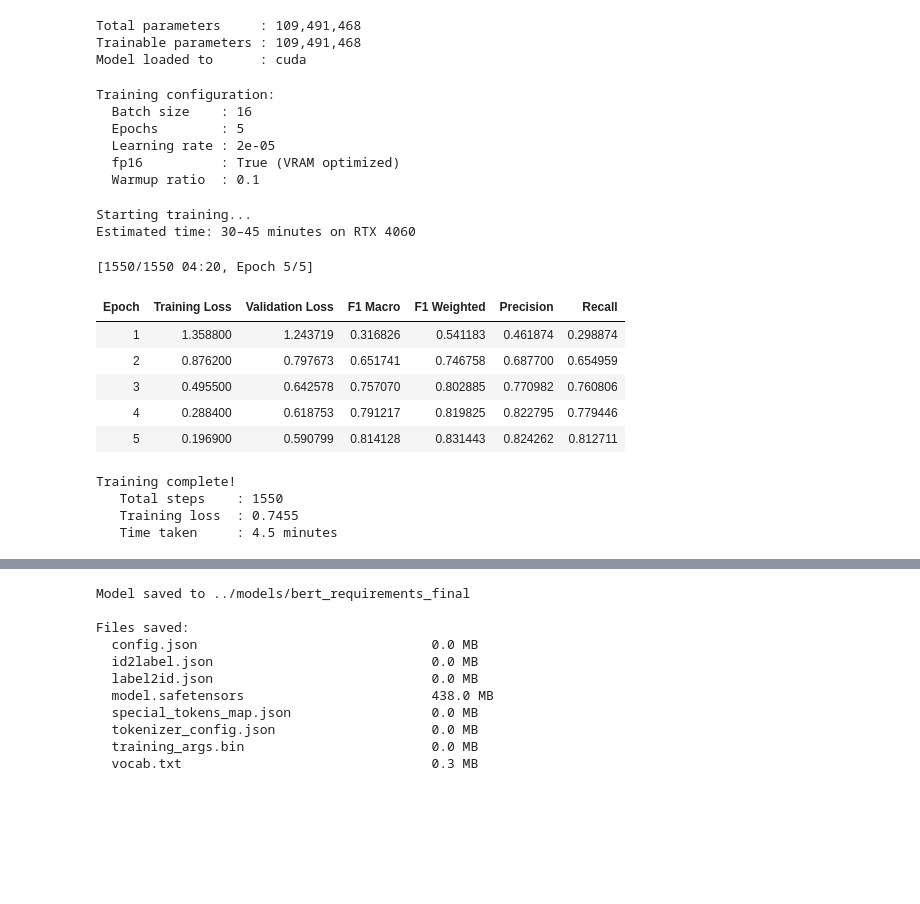
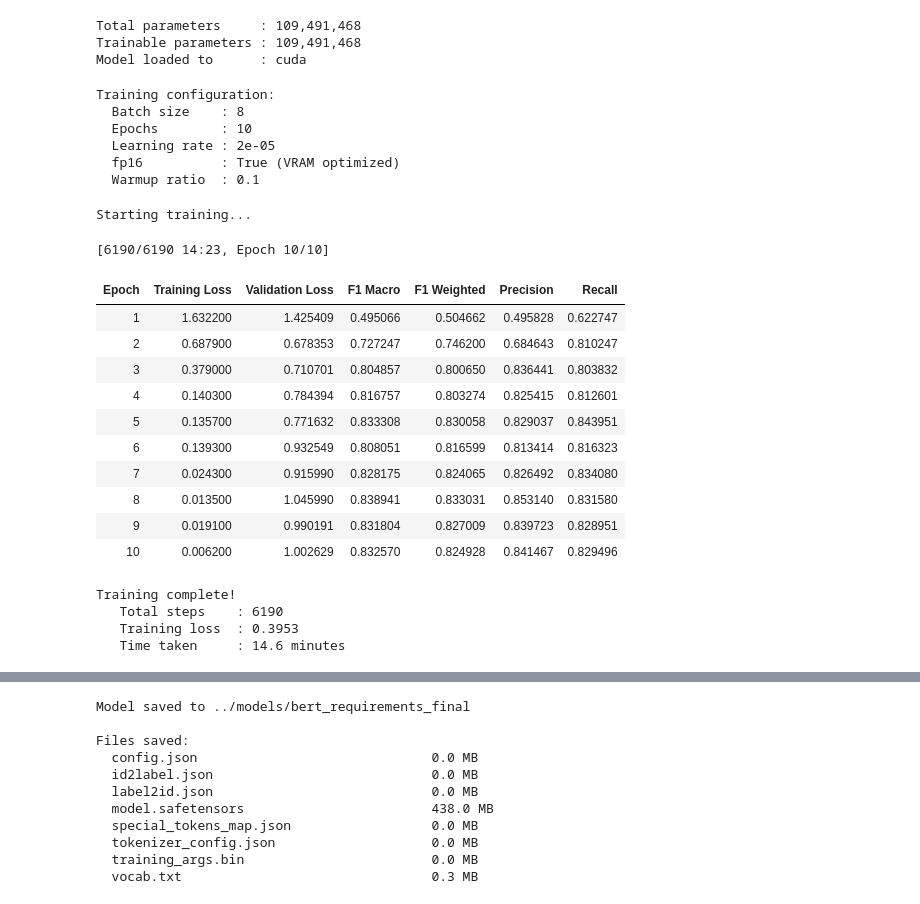
Before and after one commit to AlanW0320/requirements-elicitation-agent, a Jupyter notebook: notebooks/02_BERT_training.ipynb, the cells around one changed output, grey strips where cells are left out. Drawn from its saved outputs; the diff is of its cells as text; code cells hidden in the pictures; blank space fills up the shorter version.

Commit message:
BERT model improvement

```diff
--- a/notebooks/02_BERT_training.ipynb
+++ b/notebooks/02_BERT_training.ipynb
@@ -183,14 +183,16 @@ Model loaded to      : cuda
 # %%
 # Training configuration
 # Settings are tuned for RTX 4060 Laptop (8.6GB VRAM)
-BATCH_SIZE    = 16    # safe for 8.6GB — increase to 32 if no OOM error
-EPOCHS        = 5
+MODEL_NAME = 'bert-large-uncased'
+BATCH_SIZE    = 8    # safe for 8.6GB — increase to 32 if no OOM error
+EPOCHS        = 10
 LEARNING_RATE = 2e-5  # standard BERT fine-tuning rate
 WARMUP_RATIO  = 0.1   # 10% warmup steps
 
 training_args = TrainingArguments(
     output_dir                  = '../models/bert_requirements',
     num_train_epochs            = EPOCHS,
+    lr_scheduler_type = 'cosine',  # smoother decay
     per_device_train_batch_size = BATCH_SIZE,
     per_device_eval_batch_size  = BATCH_SIZE * 2,
     learning_rate               = LEARNING_RATE,
@@ -218,8 +220,8 @@ print(f"  fp16          : True (VRAM optimized)")
 print(f"  Warmup ratio  : {WARMUP_RATIO}")
 # %% [output]
 Training configuration:
-  Batch size    : 16
-  Epochs        : 5
+  Batch size    : 8
+  Epochs        : 10
   Learning rate : 2e-05
   fp16          : True (VRAM optimized)
   Warmup ratio  : 0.1
@@ -237,38 +239,59 @@ def compute_metrics(eval_pred):
     }
 # %%
 # Initialize Trainer
-trainer = Trainer(
-    model           = model,
-    args            = training_args,
-    train_dataset   = train_dataset,
-    eval_dataset    = val_dataset,
-    compute_metrics = compute_metrics,
-    callbacks       = [EarlyStoppingCallback(early_stopping_patience=2)]
-)
+from torch import nn
+
+# Calculate class weights — inverse frequency
+class_counts = df['label_id'].value_counts().sort_index()
+total = len(df)
+class_weights = torch.tensor(
+    [total / (NUM_LABELS * count) for count in class_counts],
+    dtype=torch.float
+).to(device)
+
+# Custom trainer with weighted loss
+class WeightedTrainer(Trainer):
+    def compute_loss(self, model, inputs, return_outputs=False, **kwargs):
+        labels = inputs.get('labels')
+        outputs = model(**inputs)
+        logits = outputs.get('logits')
+        loss_fn = nn.CrossEntropyLoss(weight=class_weights)
+        loss = loss_fn(logits, labels)
+        return (loss, outputs) if return_outputs else loss
 
 print("Starting training...")
-print(f"Estimated time: 30–45 minutes on RTX 4060\n")
 
-train_result = trainer.train()
+train_result = WeightedTrainer(
+    model=model,
+    args=training_args,
+    train_dataset=train_dataset,
+    eval_dataset=val_dataset,
+    compute_metrics=compute_metrics,
+    callbacks=[EarlyStoppingCallback(early_stopping_patience=3)]
+).train()
 
 print(f"\nTraining complete!")
 print(f"   Total steps    : {train_result.global_step}")
 print(f"   Training loss  : {train_result.training_loss:.4f}")
 print(f"   Time taken     : {train_result.metrics['train_runtime']/60:.1f} minutes")
 # %% [output]
 Starting training...
-Estimated time: 30–45 minutes on RTX 4060
-[1550/1550 04:20, Epoch 5/5]
+[6190/6190 14:23, Epoch 10/10]
 | Epoch | Training Loss | Validation Loss | F1 Macro | F1 Weighted | Precision | Recall |
-| 1 | 1.358800 | 1.243719 | 0.316826 | 0.541183 | 0.461874 | 0.298874 |
-| 2 | 0.876200 | 0.797673 | 0.651741 | 0.746758 | 0.687700 | 0.654959 |
-| 3 | 0.495500 | 0.642578 | 0.757070 | 0.802885 | 0.770982 | 0.760806 |
-| 4 | 0.288400 | 0.618753 | 0.791217 | 0.819825 | 0.822795 | 0.779446 |
-| 5 | 0.196900 | 0.590799 | 0.814128 | 0.831443 | 0.824262 | 0.812711 |
+| 1 | 1.632200 | 1.425409 | 0.495066 | 0.504662 | 0.495828 | 0.622747 |
+| 2 | 0.687900 | 0.678353 | 0.727247 | 0.746200 | 0.684643 | 0.810247 |
+| 3 | 0.379000 | 0.710701 | 0.804857 | 0.800650 | 0.836441 | 0.803832 |
+| 4 | 0.140300 | 0.784394 | 0.816757 | 0.803274 | 0.825415 | 0.812601 |
+| 5 | 0.135700 | 0.771632 | 0.833308 | 0.830058 | 0.829037 | 0.843951 |
+| 6 | 0.139300 | 0.932549 | 0.808051 | 0.816599 | 0.813414 | 0.816323 |
+| 7 | 0.024300 | 0.915990 | 0.828175 | 0.824065 | 0.826492 | 0.834080 |
+| 8 | 0.013500 | 1.045990 | 0.838941 | 0.833031 | 0.853140 | 0.831580 |
+| 9 | 0.019100 | 0.990191 | 0.831804 | 0.827009 | 0.839723 | 0.828951 |
+| 10 | 0.006200 | 1.002629 | 0.832570 | 0.824928 | 0.841467 | 0.829496 |
 Training complete!
-   Total steps    : 1550
-   Training loss  : 0.7455
-   Time taken     : 4.5 minutes
+   Total steps    : 6190
+   Training loss  : 0.3953
+   Time taken     : 14.6 minutes
 # %%
 # Evaluate on validation set
 print("Evaluating on held-out test set...")
```
Also changed, not shown: parts of 3 cells of this notebook.
